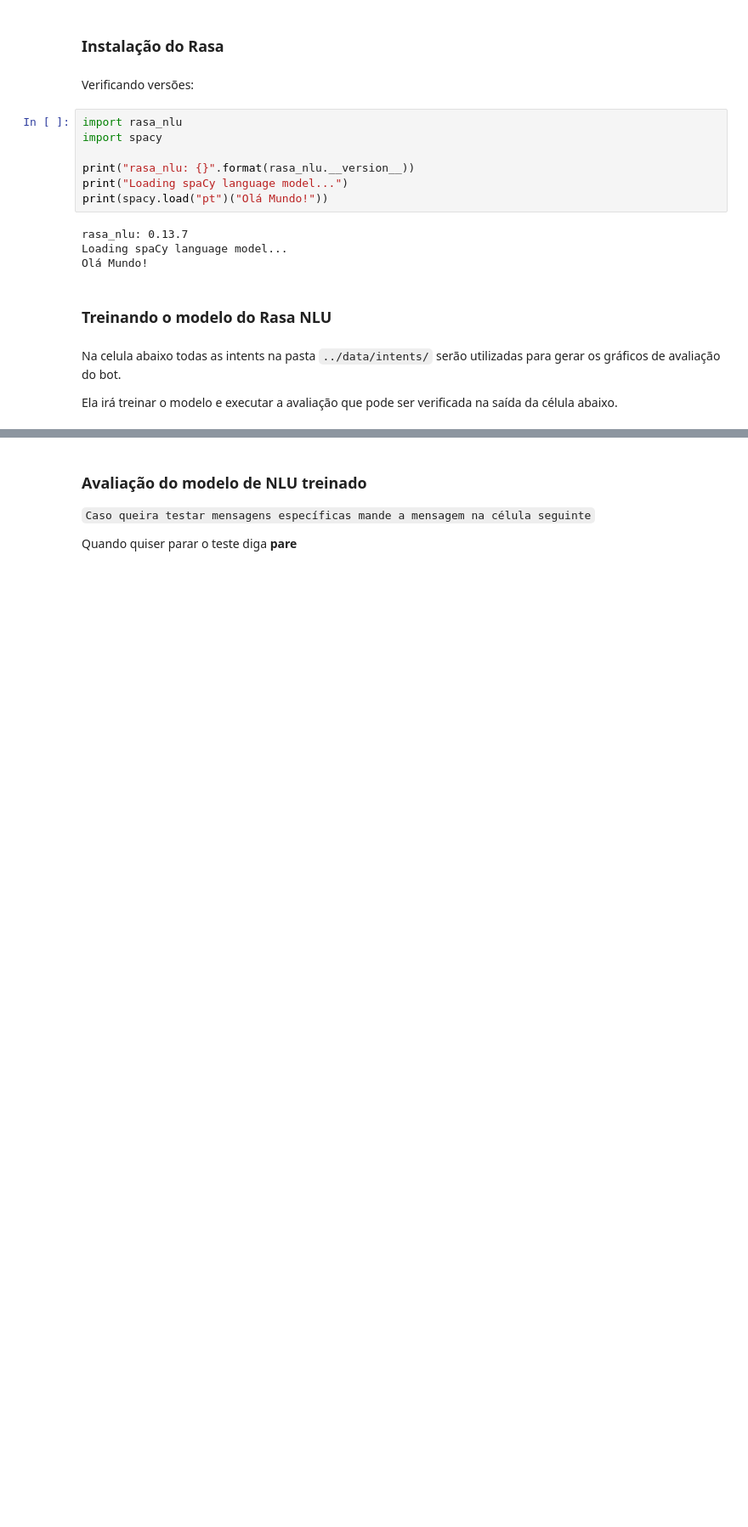
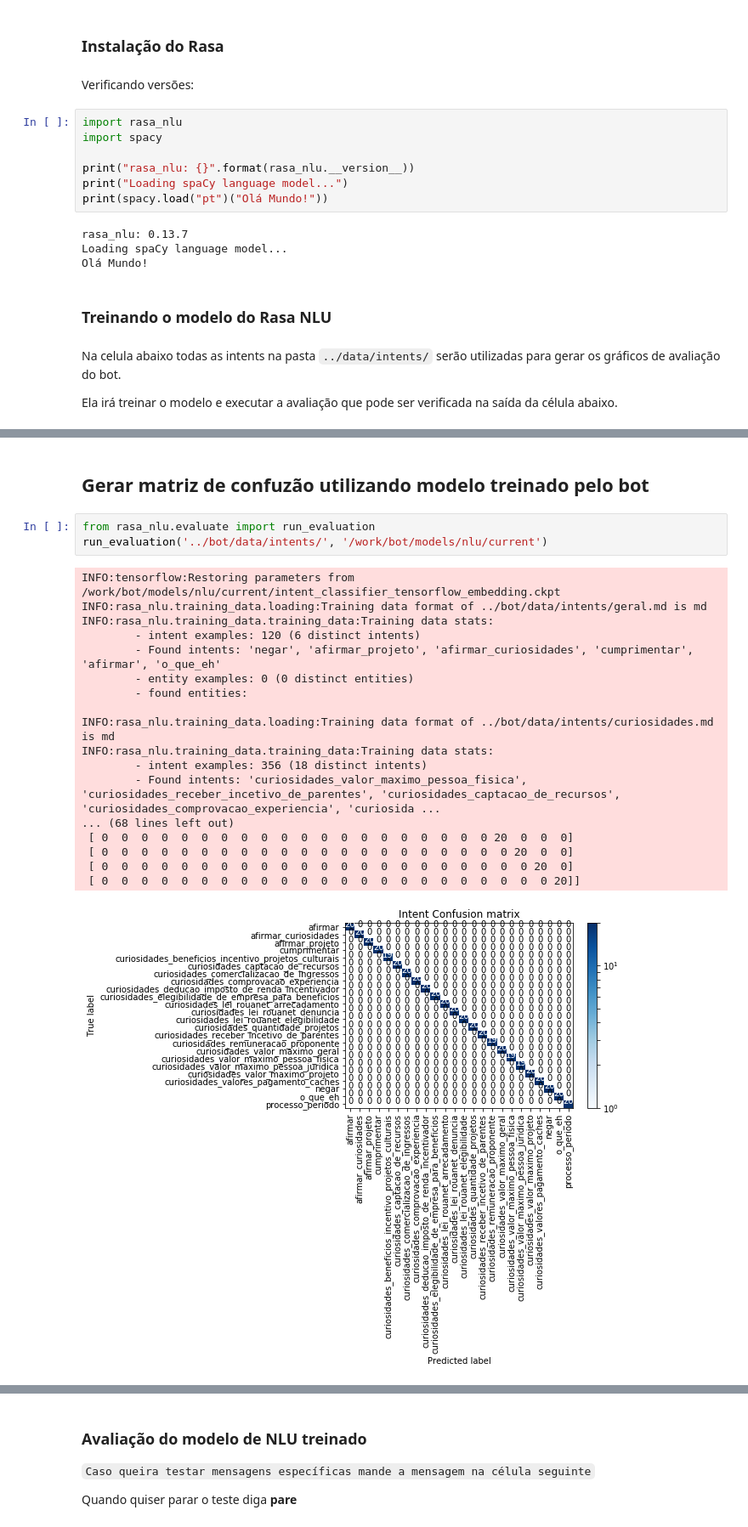
Before and after one commit to lappis-unb/rasa-ptbr-boilerplate, a Jupyter notebook: notebooks/evaluate-intents.ipynb, the cells around one changed output, grey strips where cells are left out. Shown at 85% size. Saved outputs shown, nothing was run; the diff lists cells and outputs as text; blank space fills up the shorter version.

Commit message:
Improve evaluate-intents.ipynb
Signed-off-by: ArthurTemporim <arthurrtl@gmail.com>

```diff
--- a/notebooks/evaluate-intents.ipynb
+++ b/notebooks/evaluate-intents.ipynb
@@ -120,0 +125,24 @@ avg / total       1.00      1.00      1.00      1630
+# %% [markdown]
+## Gerar matriz de confuzão utilizando modelo treinado pelo bot
+# %%
+from rasa_nlu.evaluate import run_evaluation
+run_evaluation('../bot/data/intents/', '/work/bot/models/nlu/current')
+# %% [output]
+INFO:tensorflow:Restoring parameters from /work/bot/models/nlu/current/intent_classifier_tensorflow_embedding.ckpt
+INFO:rasa_nlu.training_data.loading:Training data format of ../bot/data/intents/geral.md is md
+INFO:rasa_nlu.training_data.training_data:Training data stats:
+        - intent examples: 120 (6 distinct intents)
+        - Found intents: 'negar', 'afirmar_projeto', 'afirmar_curiosidades', 'cumprimentar', 'afirmar', 'o_que_eh'
+        - entity examples: 0 (0 distinct entities)
+        - found entities:
+
+INFO:rasa_nlu.training_data.loading:Training data format of ../bot/data/intents/curiosidades.md is md
+INFO:rasa_nlu.training_data.training_data:Training data stats:
+        - intent examples: 356 (18 distinct intents)
+        - Found intents: 'curiosidades_valor_maximo_pessoa_fisica', 'curiosidades_receber_incetivo_de_parentes', 'curiosidades_captacao_de_recursos', 'curiosidades_comprovacao_experiencia', 'curiosida ...
+... (68 lines left out)
+ [ 0  0  0  0  0  0  0  0  0  0  0  0  0  0  0  0  0  0  0  0 20  0  0  0]
+ [ 0  0  0  0  0  0  0  0  0  0  0  0  0  0  0  0  0  0  0  0  0 20  0  0]
+ [ 0  0  0  0  0  0  0  0  0  0  0  0  0  0  0  0  0  0  0  0  0  0 20  0]
+ [ 0  0  0  0  0  0  0  0  0  0  0  0  0  0  0  0  0  0  0  0  0  0  0 20]]
+[figure, added]
```
Also changed, not shown: parts of 5 cells of this notebook.
